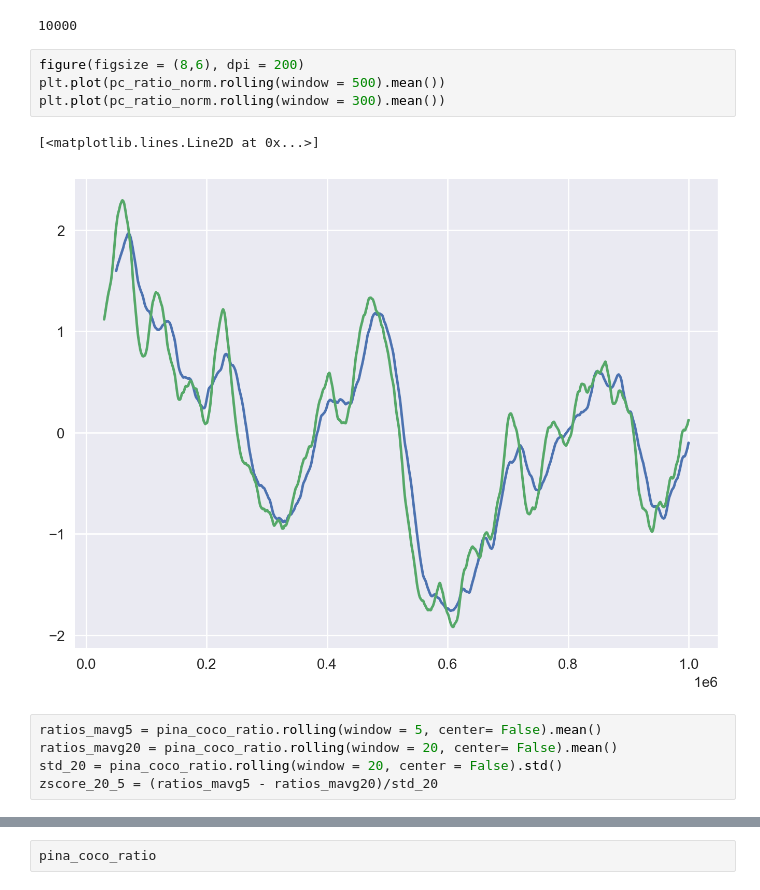
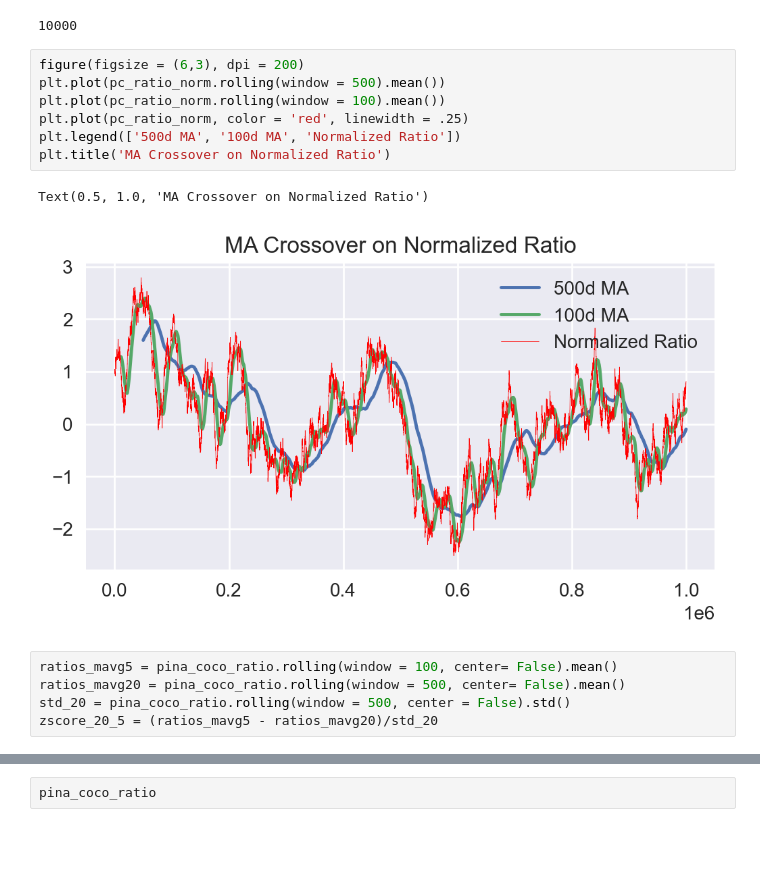
Before and after one commit to IMC-Croissant/AlgoTrading, a Jupyter notebook: Coding/notebooks/round_2_data_analysis.ipynb, the cells around one changed output, grey strips where cells are left out. Saved outputs shown, nothing was run; the diff lists cells and outputs as text; blank space fills up the shorter version.

Commit message:
ratios

```diff
--- a/Coding/notebooks/round_2_data_analysis.ipynb
+++ b/Coding/notebooks/round_2_data_analysis.ipynb
@@ -154,14 +154,17 @@ len(pc_ratio_norm)
 # %% [output]
 10000
 # %%
-figure(figsize = (8,6), dpi = 200)
+figure(figsize = (6,3), dpi = 200)
 plt.plot(pc_ratio_norm.rolling(window = 500).mean())
-plt.plot(pc_ratio_norm.rolling(window = 300).mean())
+plt.plot(pc_ratio_norm.rolling(window = 100).mean())
+plt.plot(pc_ratio_norm, color = 'red', linewidth = .25)
+plt.legend(['500d MA', '100d MA', 'Normalized Ratio'])
+plt.title('MA Crossover on Normalized Ratio')
 # %% [output]
-[<matplotlib.lines.Line2D at 0x...>]
+Text(0.5, 1.0, 'MA Crossover on Normalized Ratio')
-[figure, old version]
+[figure, new version]
 # %%
-ratios_mavg5 = pina_coco_ratio.rolling(window = 5, center= False).mean()
-ratios_mavg20 = pina_coco_ratio.rolling(window = 20, center= False).mean()
-std_20 = pina_coco_ratio.rolling(window = 20, center = False).std()
+ratios_mavg5 = pina_coco_ratio.rolling(window = 100, center= False).mean()
+ratios_mavg20 = pina_coco_ratio.rolling(window = 500, center= False).mean()
+std_20 = pina_coco_ratio.rolling(window = 500, center = False).std()
 zscore_20_5 = (ratios_mavg5 - ratios_mavg20)/std_20
```
Also changed, not shown: parts of 2 cells of this notebook, 1 other file.
